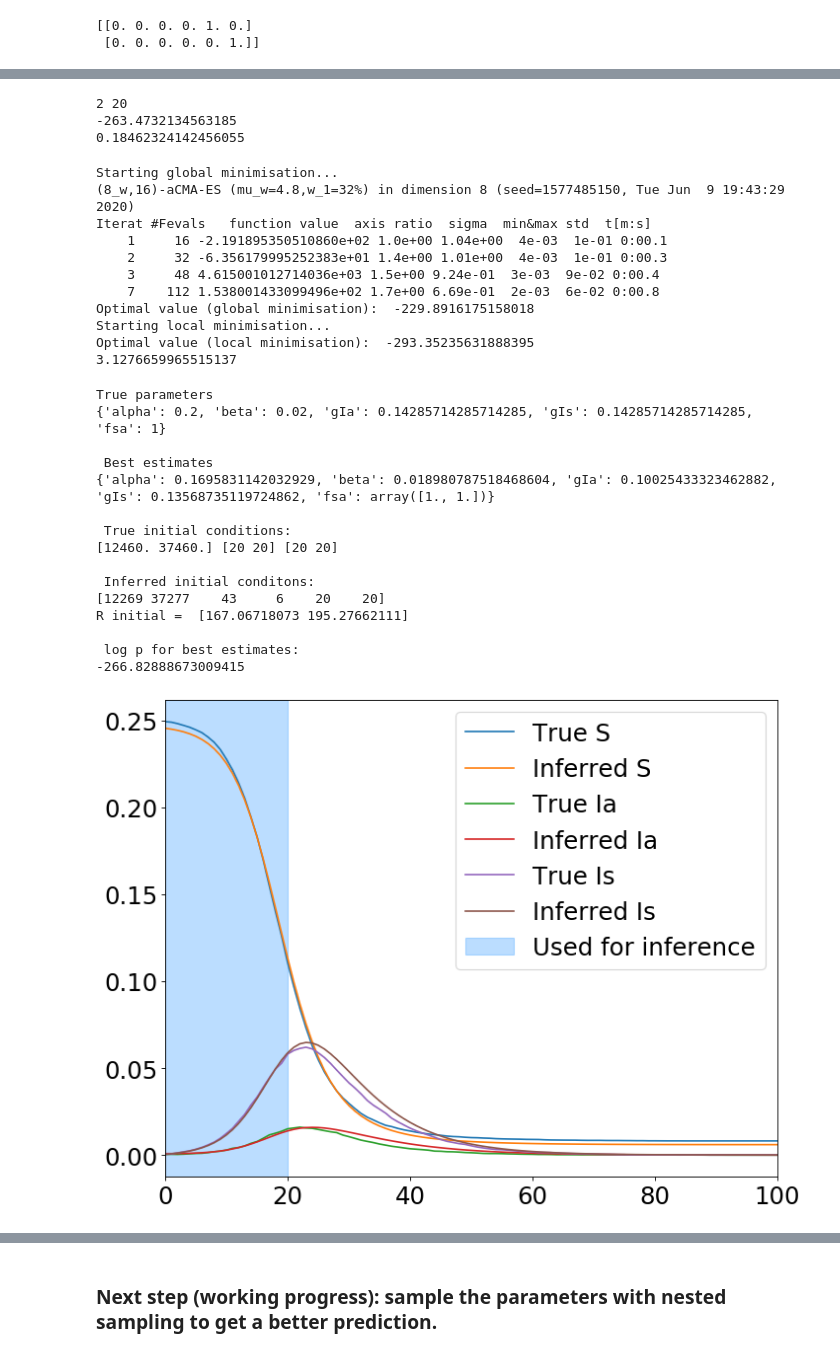
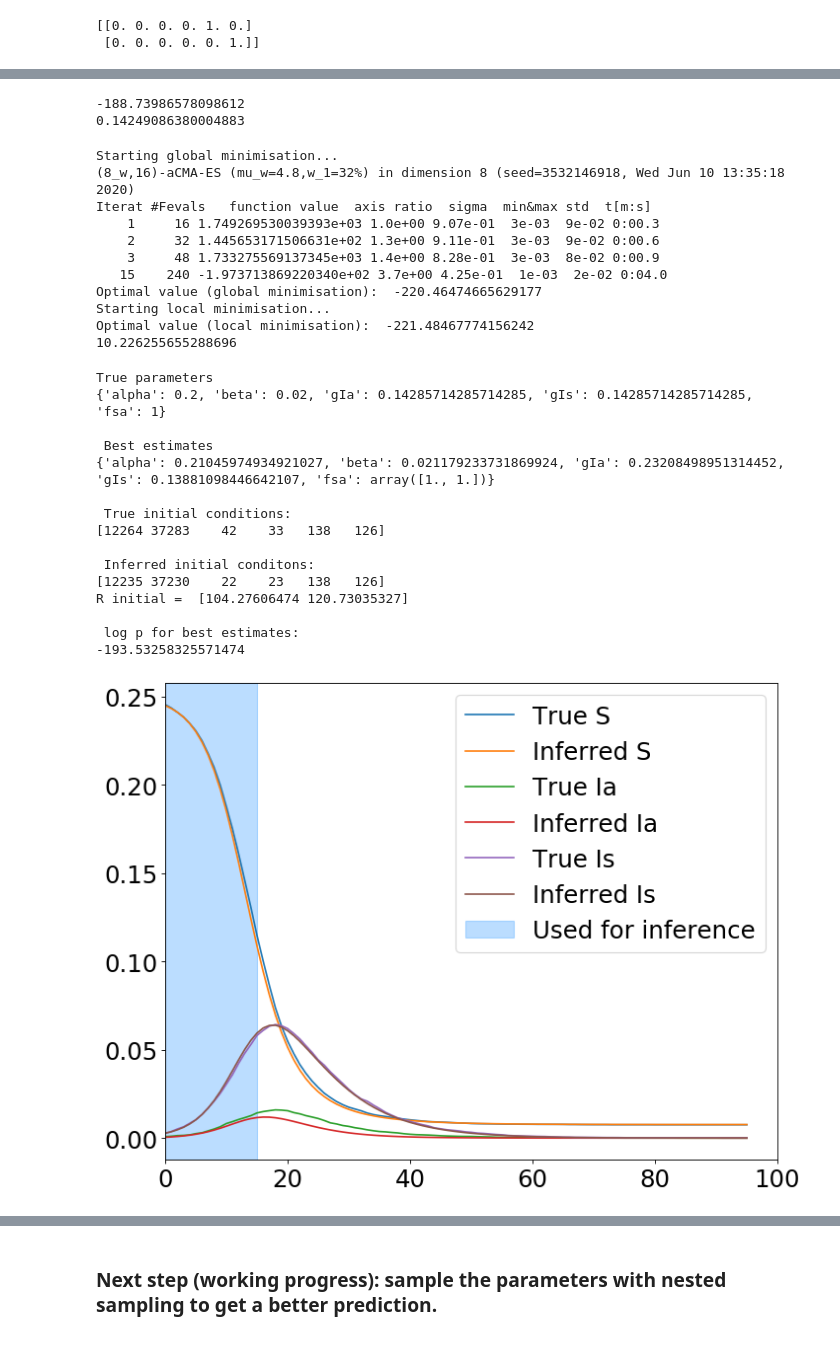
Before and after one commit to rajeshrinet/pyross, a Jupyter notebook: examples/inference/ex05_inference_latent_SIR.ipynb, the cells around one changed output, grey strips where cells are left out. Drawn from its saved outputs; the diff is of its cells as text; code cells hidden in the pictures.

```diff
--- a/examples/inference/ex05_inference_latent_SIR.ipynb
+++ b/examples/inference/ex05_inference_latent_SIR.ipynb
@@ -91,12 +91,13 @@ plt.autoscale(enable=True, axis='x', tight=True)
 We take the first $20$ data points of the $I_\mathrm{s}$ trajectory and use it to infer the parameters of the model.
 # %%
 # load the data and rescale to intensive variables
-Tf_inference = 20
+N_start = 5
+Tf_inference = 15
 Nf_inference = Tf_inference + 1
 
 x = np.load('latent_SIR_traj.npy').astype('float')
-x = (x/N)[:Nf_inference]
-steps = 4
+x = (x/N)[N_start:N_start+Nf_inference]
+steps = 5
 
 # initialise the estimator
 estimator = pyross.inference.SIR(parameters, M, fi, int(N), steps)
@@ -142,9 +143,8 @@ end_time = time.time()
 print(logp)
 print(end_time - start_time)
 # %% [output]
-2 20
--263.4732134563185
-0.18462324142456055
+-188.73986578098612
+0.14249086380004883
 # %%
 # make parameter guesses and set up bounds for each parameter
 eps=1e-4
@@ -165,12 +165,12 @@ gIs_g = 0.14
 gIs_std = 0.05
 gIs_bounds = (eps, 0.3)
 
-Ia0_g = (Ia0)/N
-Ia_std = Ia0_g*10
+Ia0_g = x0[M:2*M]
+Ia_std = Ia0_g*5
 bounds_for_Ia = np.tile([0.1/N, 1000/N], M).reshape(M, 2)
 
-S0_g = (S0)/N # need the sum of S0_g + I0 (observed in this case) over each age group to be smaller than fi
-S_std = Ia_std*5
+S0_g = x0[:M]# need the sum of S0_g + I0 (observed in this case) over each age group to be smaller than fi
+S_std = Ia_std
 bounds_for_S = np.array([(0.1/N, f-1/N) for f in fi]).reshape(M, 2)
 
 # optimisation parameters
@@ -193,23 +193,23 @@ estimator.set_lyapunov_method('euler') # use faster methods
 start_time = time.time()
 params = estimator.latent_infer_parameters(keys, init_fltr, guess, stds, obs, fltr, Tf_inference, Nf_inference,
                                     contactMatrix, bounds,
-                                    tangent=True,
-                                    global_max_iter=20, global_ftol_factor=1e-1,
+                                    tangent=False,
+                                    global_max_iter=30, global_atol=1,
                                     verbose=True, ftol=ftol)
 end_time = time.time()
 print(end_time - start_time)
 # %% [output]
 Starting global minimisation...
-(8_w,16)-aCMA-ES (mu_w=4.8,w_1=32%) in dimension 8 (seed=1577485150, Tue Jun  9 19:43:29 2020)
+(8_w,16)-aCMA-ES (mu_w=4.8,w_1=32%) in dimension 8 (seed=3532146918, Wed Jun 10 13:35:18 2020)
 Iterat #Fevals   function value  axis ratio  sigma  min&max std  t[m:s]
-    1     16 -2.191895350510860e+02 1.0e+00 1.04e+00  4e-03  1e-01 0:00.1
-    2     32 -6.356179995252383e+01 1.4e+00 1.01e+00  4e-03  1e-01 0:00.3
-    3     48 4.615001012714036e+03 1.5e+00 9.24e-01  3e-03  9e-02 0:00.4
-    7    112 1.538001433099496e+02 1.7e+00 6.69e-01  2e-03  6e-02 0:00.8
-Optimal value (global minimisation):  -229.8916175158018
+    1     16 1.749269530039393e+03 1.0e+00 9.07e-01  3e-03  9e-02 0:00.3
+    2     32 1.445653171506631e+02 1.3e+00 9.11e-01  3e-03  9e-02 0:00.6
+    3     48 1.733275569137345e+03 1.4e+00 8.28e-01  3e-03  8e-02 0:00.9
+   15    240 -1.973713869220340e+02 3.7e+00 4.25e-01  1e-03  2e-02 0:04.0
+Optimal value (global minimisation):  -220.46474665629177
 Starting local minimisation...
-Optimal value (local minimisation):  -293.35235631888395
-3.1276659965515137
+Optimal value (local minimisation):  -221.48467774156242
+10.226255655288696
 # %%
 # print the correct params and best estimates
 print('True parameters')
@@ -221,7 +221,7 @@ print('\n Best estimates')
 print(best_estimates)
 
 print('\n True initial conditions: ')
-print(S0, Ia0, Is0)
+print((x[0]*N).astype('int'))
 
 partial_inits = params[len(keys):]
 x0 = estimator.fill_initial_conditions(partial_inits, obs[0], init_fltr, fltr)
@@ -229,7 +229,7 @@ print('\n Inferred initial conditons: ')
 print((x0*N).astype('int'))
 print('R initial = ', N*(fi - np.sum(x0.reshape((3, 2)), axis=0)))
 
-logp = estimator.minus_logp_red(best_estimates, x0, obs[1:], fltr, Tf_inference, Nf_inference, contactMatrix, tangent=True)
+logp = estimator.minus_logp_red(best_estimates, x0, obs[1:], fltr, Tf_inference, Nf_inference, contactMatrix, tangent=False)
 
 print('\n log p for best estimates:')
 print(logp)
@@ -238,42 +238,42 @@ True parameters
 {'alpha': 0.2, 'beta': 0.02, 'gIa': 0.14285714285714285, 'gIs': 0.14285714285714285, 'fsa': 1}
 
  Best estimates
-{'alpha': 0.1695831142032929, 'beta': 0.018980787518468604, 'gIa': 0.10025433323462882, 'gIs': 0.13568735119724862, 'fsa': array([1., 1.])}
+{'alpha': 0.21045974934921027, 'beta': 0.021179233731869924, 'gIa': 0.23208498951314452, 'gIs': 0.13881098446642107, 'fsa': array([1., 1.])}
 
  True initial conditions:
-[12460. 37460.] [20 20] [20 20]
+[12264 37283    42    33   138   126]
 
  Inferred initial conditons:
-[12269 37277    43     6    20    20]
-R initial =  [167.06718073 195.27662111]
+[12235 37230    22    23   138   126]
+R initial =  [104.27606474 120.73035327]
 
  log p for best estimates:
--266.82888673009415
+-193.53258325571474
 # %%
 # plot the guessed trajectory and the true trajectory
 estimator.set_params(best_estimates)
 det_model = estimator.make_det_model(best_estimates)
 partial_inits = params[len(keys):]
 x0 = estimator.fill_initial_conditions(partial_inits, obs[0], init_fltr, fltr)
 estimator.set_det_method('LSODA') # use more stable solver to integrate over the whole traj
-x_det = estimator.integrate(x0, 0, Tf, Nf, det_model, contactMatrix)
-x = np.load('latent_SIR_traj.npy').astype('float')/N
+x_det = estimator.integrate(x0, N_start-1, Tf, Nf-N_start, det_model, contactMatrix)
+x = np.load('latent_SIR_traj.npy').astype('float')[N_start:]/N
 fig = plt.figure(num=None, figsize=(10, 8), dpi=80, facecolor='w', edgecolor='k')
 plt.rcParams.update({'font.size': 22})
 plt.plot(x[:,0], label='True S')
 plt.plot(x_det[:, 0], label='Inferred S')
 plt.plot(x[:,1*M], label='True Ia')
 plt.plot(x_det[:, 1*M], label='Inferred Ia')
 plt.plot(x[:,2*M], label='True Is')
 plt.plot(x_det[:, 2*M], label='Inferred Is')
 plt.axvspan(0, Tf_inference,
            label='Used for inference',
            alpha=0.3, color='dodgerblue')
 plt.xlim([0, Tf])
 plt.legend()
 plt.show()
 # %% [output]
-[figure, old version]
+[figure, new version]
 # %%
 # replot the infected
 fig = plt.figure(num=None, figsize=(10, 8), dpi=80, facecolor='w', edgecolor='k')
```
Also changed, not shown: parts of 2 cells of this notebook, 14 other files.
